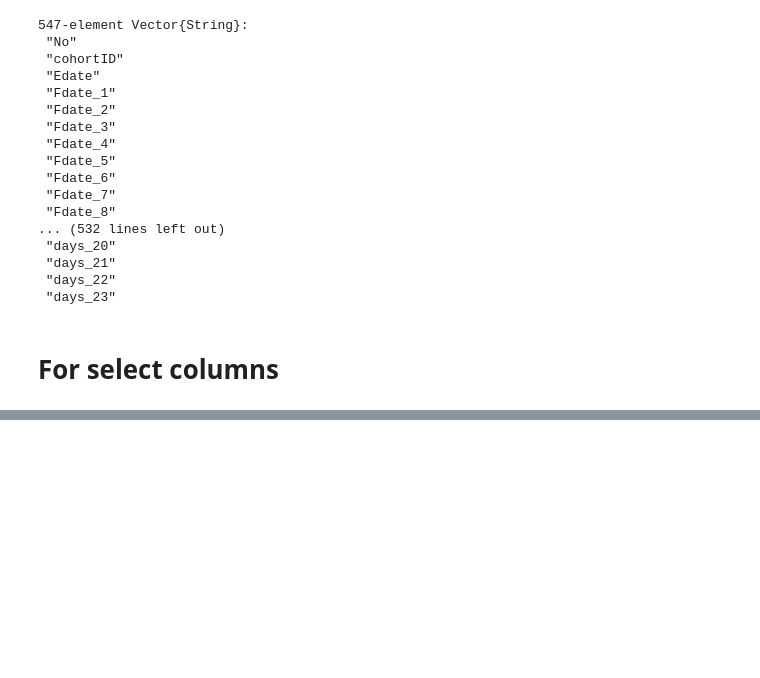
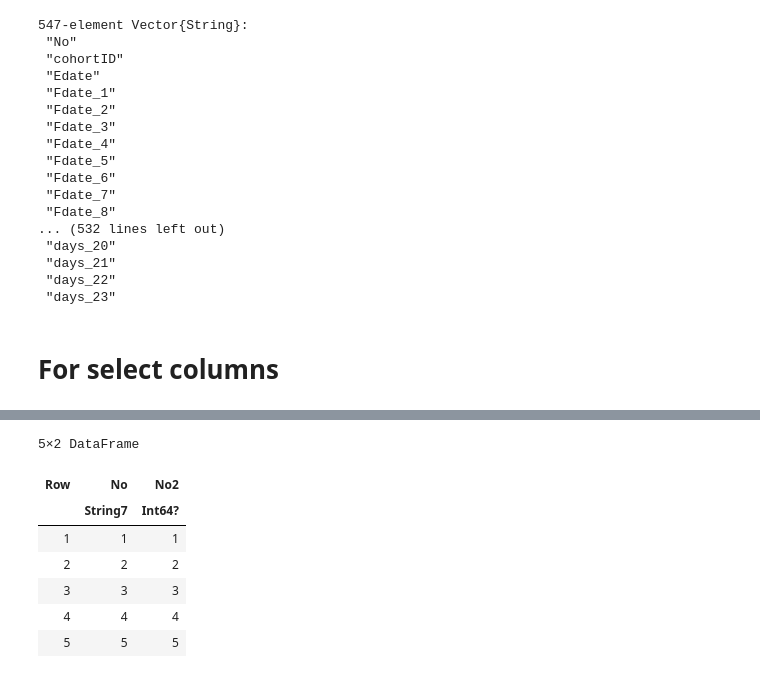
Before and after one commit to figarofuga/jupyter-practice, a Jupyter notebook: test_jl.ipynb, the cells around one changed output, grey strips where cells are left out. Saved outputs shown, nothing was run; the diff lists cells and outputs as text; code cells hidden in the pictures; blank space fills up the shorter version.

```diff
--- a/test_jl.ipynb
+++ b/test_jl.ipynb
@@ -100,0 +109,17 @@ end
+# %%
+
+@chain dat begin
+    @mutate(No2 = as_integer(No))
+    @select(No, No2)
+    @slice(1:5)
+
+end
+# %% [output]
+5×2 DataFrame
+| Row | No | No2 |
+|  | String7 | Int64? |
+| 1 | 1 | 1 |
+| 2 | 2 | 2 |
+| 3 | 3 | 3 |
+| 4 | 4 | 4 |
+| 5 | 5 | 5 |
```
Also changed, not shown: parts of 5 cells of this notebook.
